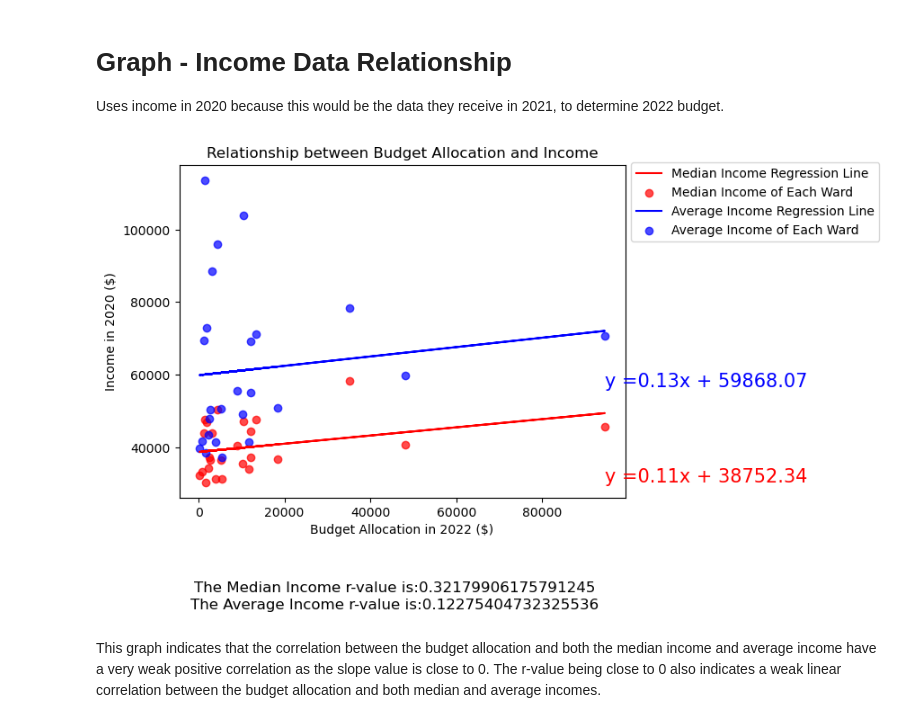
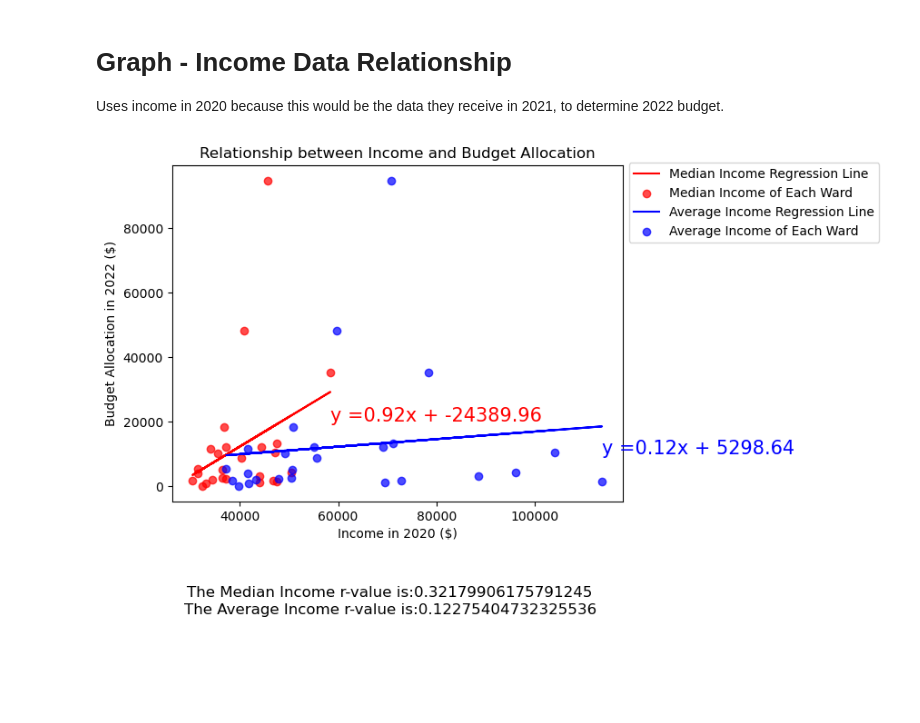
Before and after one commit to aayushgambhir2023/DA-Project-1, a Jupyter notebook: Demographic_Relationship_2021.ipynb, the cells around one changed output. Cells and saved outputs as stored; diff of their text form; code cells hidden in the pictures; blank space fills up the shorter version.

```diff
--- a/Demographic_Relationship_2021.ipynb
+++ b/Demographic_Relationship_2021.ipynb
@@ -299,47 +288,44 @@ with open(output_path, "w") as file:
 Uses income in 2020 because this would be the data they receive in 2021, to determine 2022 budget.
 # %%
 # Extract data for plotting
-x_values = merged_df_jt["2022 Budget"]  # Budget allocation
-y_median = merged_df_jt["    Median total income in 2020 among recipients ($)"]
-y_average = merged_df_jt["    Average total income in 2020 among recipients ($)"]
+y_values = merged_df_jt["2022 Budget"]  # Budget allocation
+x_median = merged_df_jt["    Median total income in 2020 among recipients ($)"]
+x_average = merged_df_jt["    Average total income in 2020 among recipients ($)"]
 
 # Calculate linear regression for median income
-(slope_median, intercept_median, rvalue_median, pvalue_median, stderr_median) = linregress(x_values, y_median)
-regress_median_values = x_values * slope_median + intercept_median
+(slope_median, intercept_median, rvalue_median, pvalue_median, stderr_median) = linregress(x_median, y_values)
+regress_median_values = x_median * slope_median + intercept_median
 line_eq_median = "y =" + str(round(slope_median,2)) + "x + " + str(round(intercept_median,2))
 r_value_text = f"The Median Income r-value is:{rvalue_median}"
 plt.text(0.5, -0.1, r_value_text, transform=plt.gcf().transFigure, ha='center', va='center', fontsize=12)
 
-plt.plot(x_values, regress_median_values, color='red', label='Median Income Regression Line')
-plt.annotate(line_eq_median, xy=(x_values.max(),y_median.min()), fontsize = 15, color="red")
-plt.scatter(x_values, y_median, color='red', alpha=0.7, label='Median Income of Each Ward')
+plt.plot(x_median, regress_median_values, color='red', label='Median Income Regression Line')
+plt.annotate(line_eq_median, xy=(x_median.max(),y_values.min()+20000), fontsize = 15, color="red")
+plt.scatter(x_median, y_values, color='red', alpha=0.7, label='Median Income of Each Ward')
 
 
 # Calculate linear regression for average income
-(slope_average, intercept_average, rvalue_average, pvalue_average, stderr_average) = linregress(x_values, y_average)
-regress_average_values = x_values * slope_average + intercept_average
+(slope_average, intercept_average, rvalue_average, pvalue_average, stderr_average) = linregress(x_average, y_values)
+regress_average_values = x_average * slope_average + intercept_average
 line_eq_average = "y =" + str(round(slope_average,2)) + "x + " + str(round(intercept_average,2))
 r_value_text = f"The Average Income r-value is:{rvalue_average}"
 plt.text(0.5, -0.14, r_value_text, transform=plt.gcf().transFigure, ha='center', va='center', fontsize=12)
 
-plt.plot(x_values, regress_average_values, color='blue', label='Average Income Regression Line')
-plt.annotate(line_eq_average, xy=(x_values.max(),y_average.max()/2), fontsize = 15, color="blue")
-plt.scatter(x_values, y_average, color='blue', alpha=0.7, label='Average Income of Each Ward')
+plt.plot(x_average, regress_average_values, color='blue', label='Average Income Regression Line')
+plt.annotate(line_eq_average, xy=(x_average.max(),y_values.min()+10000), fontsize = 15, color="blue")
+plt.scatter(x_average, y_values, color='blue', alpha=0.7, label='Average Income of Each Ward')
 
 
 # Set labels and title
-plt.xlabel('Budget Allocation in 2022 ($)')
-plt.ylabel('Income in 2020 ($)')
-plt.title('Relationship between Budget Allocation and Income')
+plt.xlabel('Income in 2020 ($)')
+plt.ylabel('Budget Allocation in 2022 ($)')
+plt.title('Relationship between Income and Budget Allocation')
 
 # Display the legend outside to the right of the graph
 plt.legend(loc='upper left', bbox_to_anchor=(0.9, 0.9), bbox_transform=plt.gcf().transFigure)
 
 # Save and Show Figure
-plt.savefig("output/Budget Allocation vs Income", bbox_inches='tight')
+plt.savefig("output/Income vs Budget Allocation", bbox_inches='tight')
 plt.show()
 # %% [output]
-[figure, old version]
+[figure, new version]
-# %% [markdown]
-This graph indicates that the correlation between the budget allocation and both the median income and average income have a very weak positive correlation as the slope value is close to 0.
-The r-value being close to 0 also indicates a weak linear correlation between the budget allocation and both median and average incomes.
```
Also changed, not shown: parts of 4 cells of this notebook, 3 other files.
